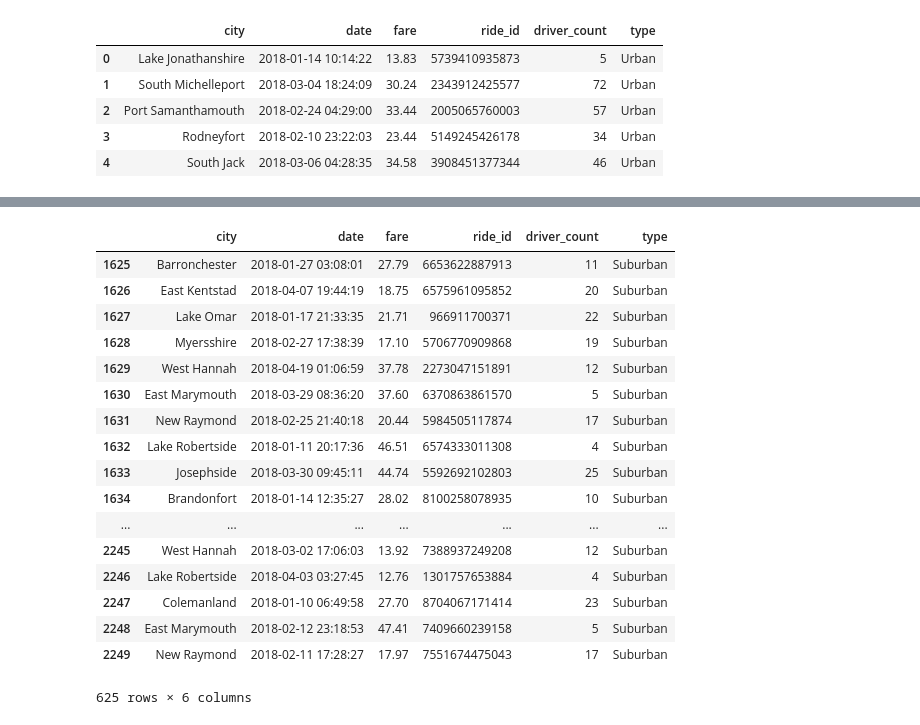
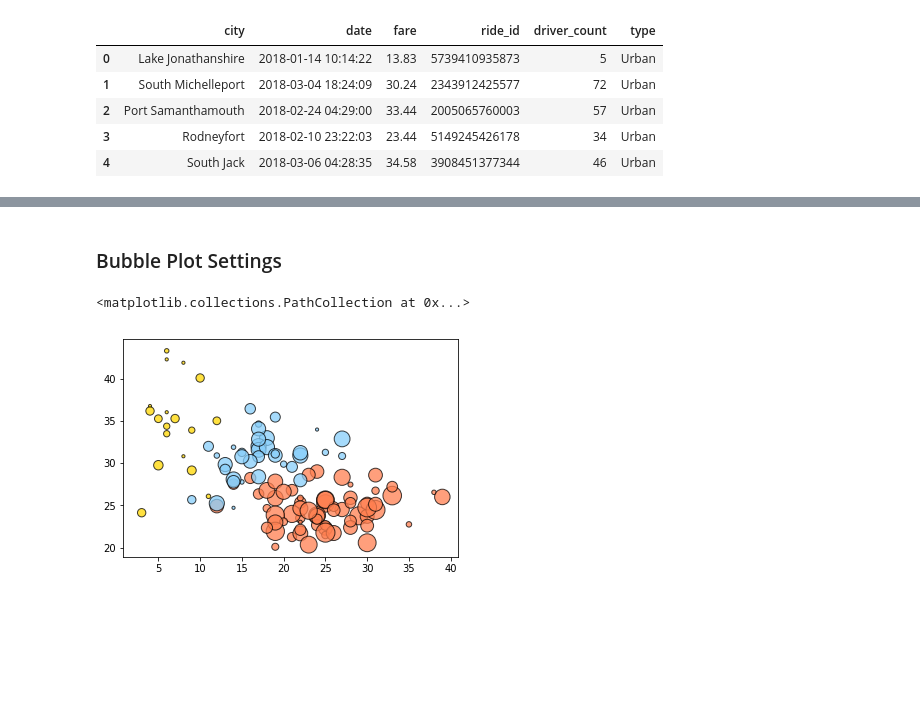
Before and after one commit to ovaispatoli/PyBer, a Jupyter notebook: PyBer.ipynb, the cells around one changed output, grey strips where cells are left out. Cells and saved outputs as stored; diff of their text form; code cells hidden in the pictures; blank space fills up the shorter version.

Commit message:
Cleaned Up Code. Added Title Headings. Started Bubble Plot.

```diff
--- a/PyBer.ipynb
+++ b/PyBer.ipynb
@@ -47,33 +51,35 @@ merged_data.head()
+# %%
+#Create DataFrames for each City Type
+
+urban_cities = merged_data[merged_data["type"] == "Urban"].groupby("city")
+suburban_cities = merged_data[merged_data["type"] == "Suburban"].groupby("city")
+rural_cities = merged_data[merged_data["type"] == "Rural"].groupby("city")
 # %%
-#Create DataFrames for each City Type
-urban_cities = merged_data[merged_data["type"] == "Urban"]
-suburban_cities = merged_data[merged_data["type"] == "Suburban"]
-rural_cities = merged_data[merged_data["type"] == "Rural"]
+#Calcuations for Urban Cities: Ride Count, Average Fare, Average Driver Count (for size)
 
-#Calcuations for Urban Cities: Ride Count, Average Fare, Average Driver Count (for size)
 x_urban = urban_cities["ride_id"].count()
 y_urban = urban_cities["fare"].mean()
 s_urban = urban_cities["driver_count"].mean()
-
-#Calcuations for Urban Cities: Ride Count, Average Fare, Average Driver Count (for size)
-
-#Calcuations for Urban Cities: Ride Count, Average Fare, Average Driver Count (for size)
-# %% [output]
-|  | city | date | fare | ride_id | driver_count | type |
-| 1625 | Barronchester | 2018-01-27 03:08:01 | 27.79 | 6653622887913 | 11 | Suburban |
-| 1626 | East Kentstad | 2018-04-07 19:44:19 | 18.75 | 6575961095852 | 20 | Suburban |
-| 1627 | Lake Omar | 2018-01-17 21:33:35 | 21.71 | 966911700371 | 22 | Suburban |
-| 1628 | Myersshire | 2018-02-27 17:38:39 | 17.10 | 5706770909868 | 19 | Suburban |
-| 1629 | West Hannah | 2018-04-19 01:06:59 | 37.78 | 2273047151891 | 12 | Suburban |
-| 1630 | East Marymouth | 2018-03-29 08:36:20 | 37.60 | 6370863861570 | 5 | Suburban |
-| 1631 | New Raymond | 2018-02-25 21:40:18 | 20.44 | 5984505117874 | 17 | Suburban |
-| 1632 | Lake Robertside | 2018-01-11 20:17:36 | 46.51 | 6574333011308 | 4 | Suburban |
-| 1633 | Josephside | 2018-03-30 09:45:11 | 44.74 | 5592692102803 | 25 | Suburban |
-| 1634 | Brandonfort | 2018-01-14 12:35:27 | 28.02 | 8100258078935 | 10 | Suburban |
-| ... | ... | ... | ... | ... | ... | ... |
-| 2245 | West Hannah | 2018-03-02 17:06:03 | 13.92 | 7388937249208 | 12 | Suburban |
-| 2246 | Lake Robertside | 2018-04-03 03:27:45 | 12.76 | 1301757653884 | 4 | Suburban |
-| 2247 | Colemanland | 2018-01-10 06:49:58 | 27.70 | 8704067171414 | 23 | Suburban |
-| 2248 | East Marymouth | 2018-02-12 23:18:53 | 47.41 | 7409660239158 | 5 | Suburban |
-| 2249 | New Raymond | 2018-02-11 17:28:27 | 17.97 | 7551674475043 | 17 | Suburban |
-625 rows × 6 columns
+# %%
+#Calcuations for Sub-Urban Cities: Ride Count, Average Fare, Average Driver Count (for size)
+
+x_suburban = suburban_cities["ride_id"].count()
+y_suburban = suburban_cities["fare"].mean()
+s_suburban = suburban_cities["driver_count"].mean()
+# %%
+#Calcuations for Rural Cities: Ride Count, Average Fare, Average Driver Count (for size)
+
+x_rural = rural_cities["ride_id"].count()
+y_rural=  rural_cities["fare"].mean()
+s_rural = rural_cities["driver_count"].mean()
+# %% [markdown]
+### Bubble Plot Settings
+# %%
+#Scatter Plots for each City type
+
+plt.scatter(x_urban, y_urban, label="Urban", s=s_urban * 5, color=["coral"], edgecolor="black",alpha=0.75, marker="o")
+plt.scatter(x_suburban, y_suburban, label="Suburban", s=s_suburban * 10, color=["lightskyblue"], edgecolor="black",alpha=0.75, marker="o")
+plt.scatter(x_rural, y_rural, label="Rural", s=s_rural * 10, color=["gold"], edgecolor="black",alpha=0.75, marker="o")
+# %% [output]
+<matplotlib.collections.PathCollection at 0x...>
+[figure, added]
```
Also changed, not shown: parts of 3 cells of this notebook.
